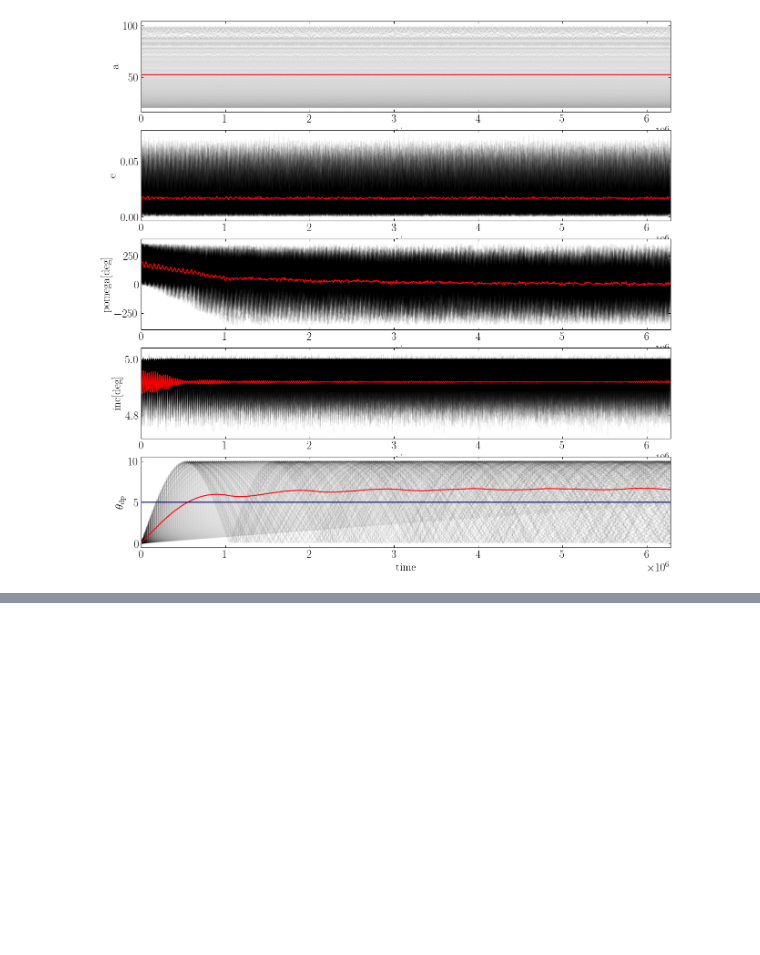
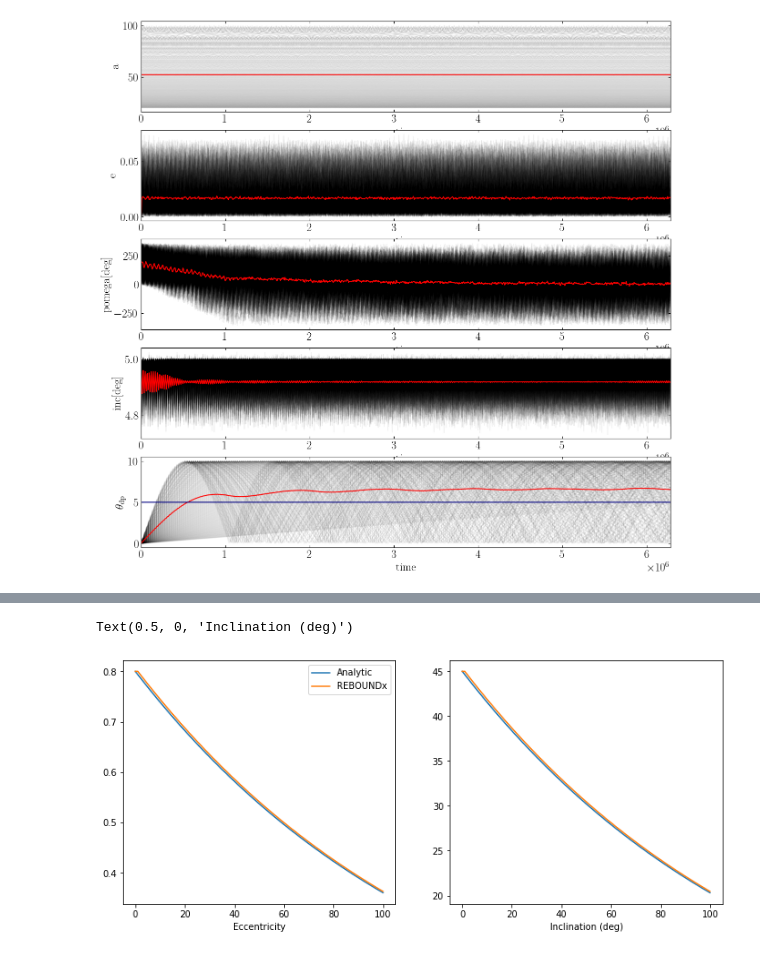
Before and after one commit to tigerchenlu98/rebound, a Jupyter notebook: ipython_examples/KG_disk_setup.ipynb, the cells around one changed output, grey strips where cells are left out. Saved outputs shown, nothing was run; the diff lists cells and outputs as text; code cells hidden in the pictures; blank space fills up the shorter version.

```diff
--- a/ipython_examples/KG_disk_setup.ipynb
+++ b/ipython_examples/KG_disk_setup.ipynb
@@ -164,0 +187,27 @@ SyntaxError: invalid syntax (762416420.py, line 1)
+# %%
+Nout = 100
+times = np.linspace(0, 100, Nout)
+
+eccs = np.zeros(Nout)
+incs = np.zeros(Nout)
+
+for i, t in enumerate(times):
+    eccs[i]= sim.particles[1].e
+    incs[i] = sim.particles[1].inc
+    sim.integrate(t)
+# %%
+# Compare REBOUNDx with expected results
+fig, ax = plt.subplots(1,2,figsize=(12,5))
+ax[0].plot(times, e_t(e0, times), label = 'Analytic')
+ax[0].plot(times, eccs, label = 'REBOUNDx')
+ax[0].legend()
+ax[0].set_xlabel('Time (REBOUND Years)')
+ax[0].set_xlabel('Eccentricity')
+
+ax[1].plot(times, np.degrees(i_t(i0, times)))
+ax[1].plot(times, np.degrees(incs))
+ax[1].set_xlabel('Time (REBOUND Years)')
+ax[1].set_xlabel('Inclination (deg)')
+# %% [output]
+Text(0.5, 0, 'Inclination (deg)')
+[figure, added]
```
Also changed, not shown: parts of 4 cells of this notebook.
